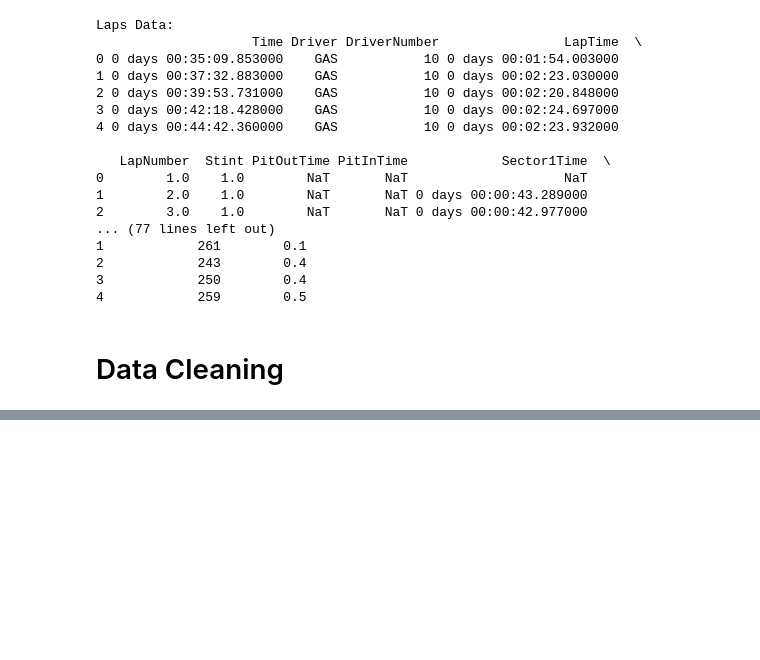
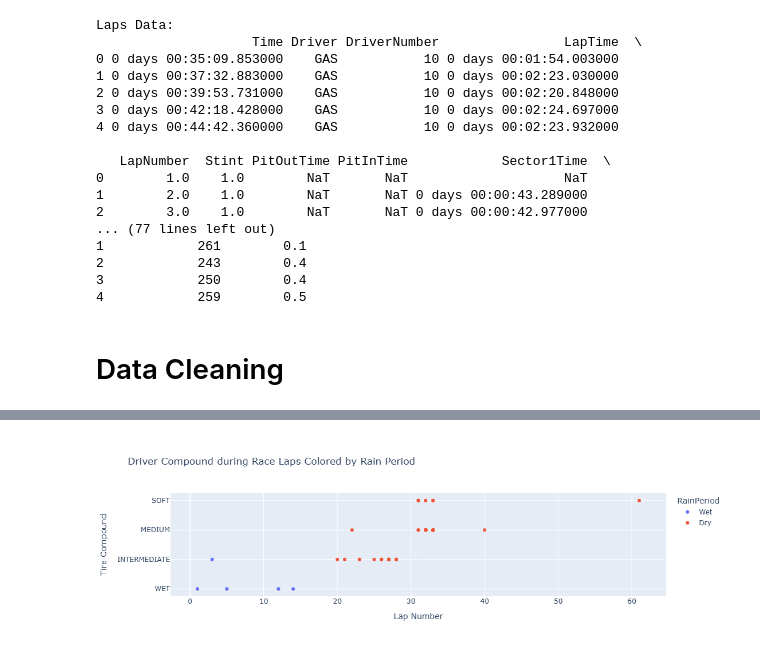
Before and after one commit to Laurennc33/f1_weather, a Jupyter notebook: code/phase_II.ipynb, the cells around one changed output, grey strips where cells are left out. Saved outputs shown, nothing was run; the diff lists cells and outputs as text; code cells hidden in the pictures; blank space fills up the shorter version.

```diff
--- a/code/phase_II.ipynb
+++ b/code/phase_II.ipynb
@@ -225,0 +324,33 @@ Cleaned Laps Data:
+# %%
+# Identify pit stops
+laps['Pitted'] = laps['PitInTime'].notna()
+
+# Filter to get only the laps where a pit stop occurred
+pit_stops = laps[laps['Pitted']][['Driver', 'LapNumber', 'Time', 'Compound']]
+
+# Merge laps data with weather data to include Rain Period
+merged_data = pd.merge_asof(
+    pit_stops.sort_values('Time'),
+    weather.sort_values('Time'),
+    left_on='Time',
+    right_on='Time',  # Align based on time
+)
+
+# Add Rain Period to the DataFrame
+merged_data['RainPeriod'] = merged_data['Rainfall'].apply(lambda x: 'Wet' if x > 0 else 'Dry')
+
+# Create the Plot as a scatter plot
+fig = px.scatter(
+    merged_data,
+    x='LapNumber',
+    y='Compound',
+    color='RainPeriod',
+    title='Driver Compound during Race Laps Colored by Rain Period',
+    labels={'LapNumber': 'Lap Number', 'Compound': 'Tire Compound'},
+    hover_data=['Driver', 'RainPeriod']
+)
+
+# Show the plot
+fig.show()
+# %% [output]
+[figure, added]
```
Also changed, not shown: parts of 20 cells of this notebook, 1 other file.
